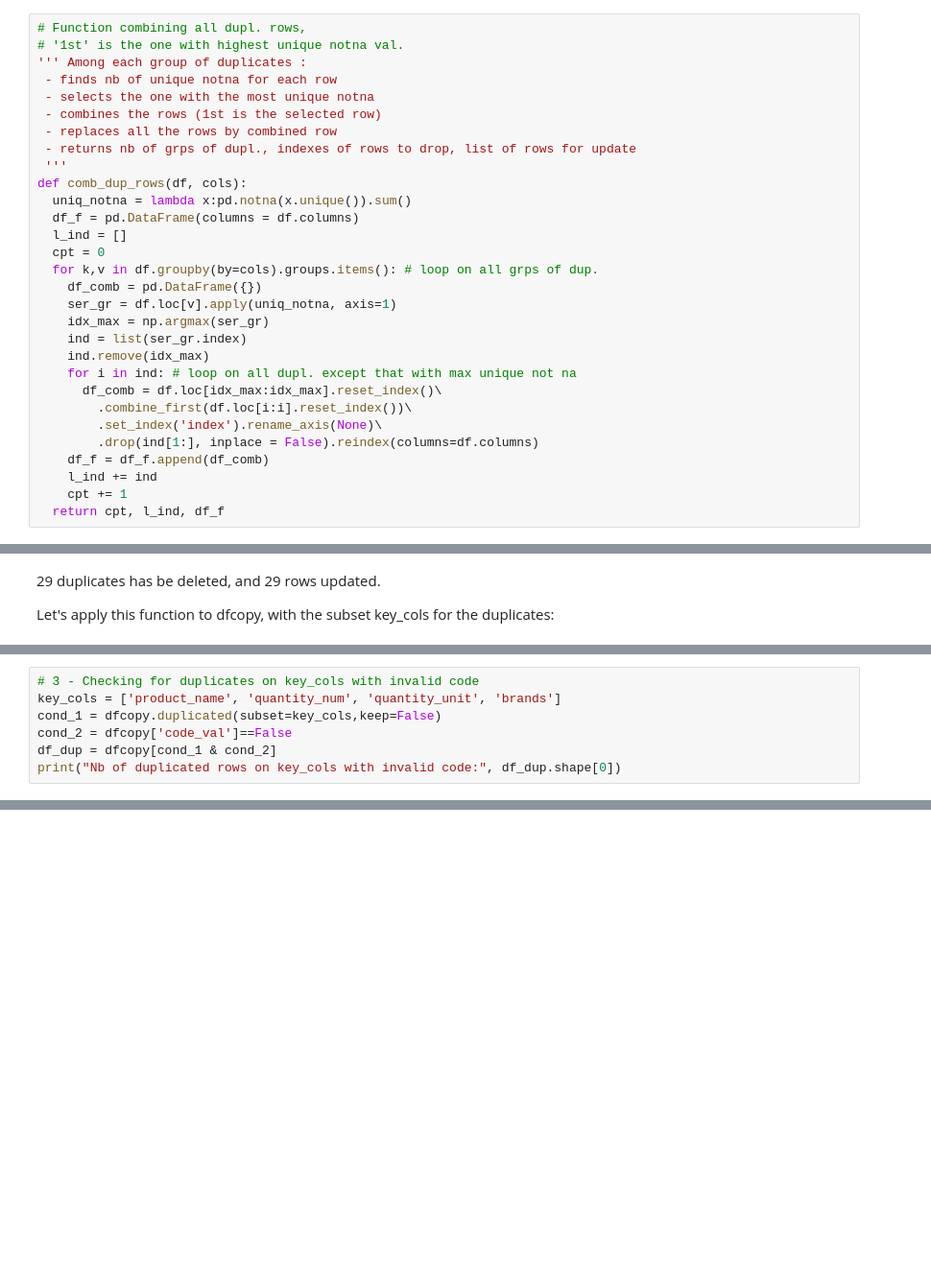
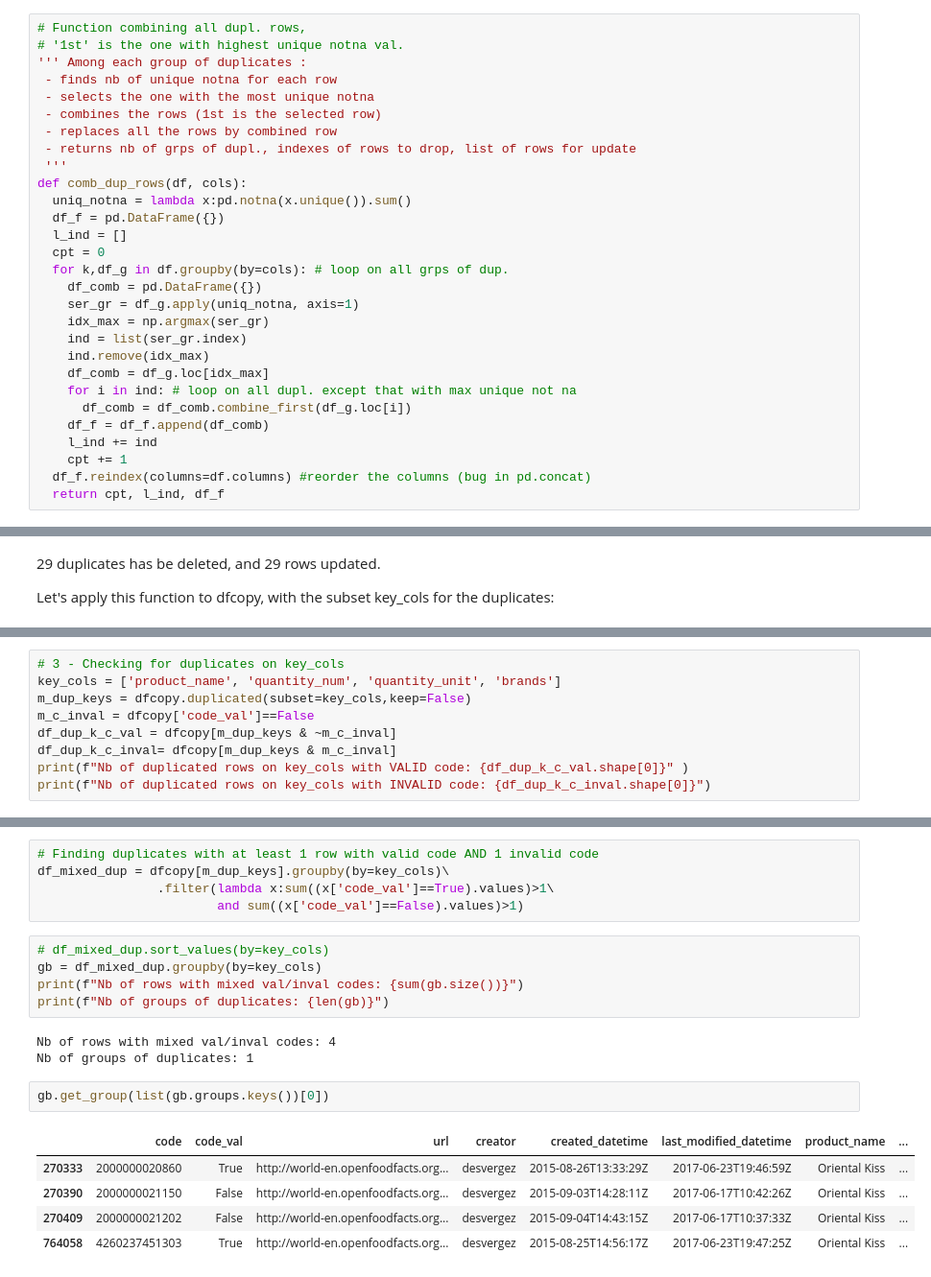
Before and after one commit to SmellyArmure/OC_DS_Project3, a Jupyter notebook: NOTEBOOKS/P3_Cleaning.ipynb, the cells around one changed output, grey strips where cells are left out. Shown at 96% size. Saved outputs shown, nothing was run; the diff lists cells and outputs as text; blank space fills up the shorter version.

Commit message:
Corrigé la fonction comb_dup_rows et simplifié - fini avec les duplicates. Ajouté un fchier text notebook_content.

```diff
--- a/NOTEBOOKS/P3_Cleaning.ipynb
+++ b/NOTEBOOKS/P3_Cleaning.ipynb
@@ -1056,23 +1067,22 @@ Then, to deal with the duplicates on differents subsets of the columns (['code']
  '''
 def comb_dup_rows(df, cols):
   uniq_notna = lambda x:pd.notna(x.unique()).sum()
-  df_f = pd.DataFrame(columns = df.columns)
+  df_f = pd.DataFrame({})
   l_ind = []
   cpt = 0
-  for k,v in df.groupby(by=cols).groups.items(): # loop on all grps of dup.
+  for k,df_g in df.groupby(by=cols): # loop on all grps of dup.
     df_comb = pd.DataFrame({})
-    ser_gr = df.loc[v].apply(uniq_notna, axis=1)
+    ser_gr = df_g.apply(uniq_notna, axis=1)
     idx_max = np.argmax(ser_gr)
     ind = list(ser_gr.index)
     ind.remove(idx_max)
+    df_comb = df_g.loc[idx_max]
     for i in ind: # loop on all dupl. except that with max unique not na
-      df_comb = df.loc[idx_max:idx_max].reset_index()\
-        .combine_first(df.loc[i:i].reset_index())\
-        .set_index('index').rename_axis(None)\
-        .drop(ind[1:], inplace = False).reindex(columns=df.columns)
+      df_comb = df_comb.combine_first(df_g.loc[i])
     df_f = df_f.append(df_comb)
     l_ind += ind
     cpt += 1
+  df_f.reindex(columns=df.columns) #reorder the columns (bug in pd.concat)
   return cpt, l_ind, df_f
 # %% [markdown]
 Let's apply this function to dfcopy, with the subset ['code'] for the duplicates:
@@ -1114,8 +1131,10 @@ Let's apply this function to dfcopy, with the subset key_cols for the duplicates
 # %%
-# 3 - Checking for duplicates on key_cols with invalid code
+# 3 - Checking for duplicates on key_cols
 key_cols = ['product_name', 'quantity_num', 'quantity_unit', 'brands']
-cond_1 = dfcopy.duplicated(subset=key_cols,keep=False)
-cond_2 = dfcopy['code_val']==False
-df_dup = dfcopy[cond_1 & cond_2]
-print("Nb of duplicated rows on key_cols with invalid code:", df_dup.shape[0])
+m_dup_keys = dfcopy.duplicated(subset=key_cols,keep=False)
+m_c_inval = dfcopy['code_val']==False
+df_dup_k_c_val = dfcopy[m_dup_keys & ~m_c_inval]
+df_dup_k_c_inval= dfcopy[m_dup_keys & m_c_inval]
+print(f"Nb of duplicated rows on key_cols with VALID code: {df_dup_k_c_val.shape[0]}" )
+print(f"Nb of duplicated rows on key_cols with INVALID code: {df_dup_k_c_inval.shape[0]}")
 # %% [output]
@@ -1136,0 +1143,21 @@ df_dup
+# %%
+# Finding duplicates with at least 1 row with valid code AND 1 invalid code
+df_mixed_dup = dfcopy[m_dup_keys].groupby(by=key_cols)\
+                .filter(lambda x:sum((x['code_val']==True).values)>1\
+                        and sum((x['code_val']==False).values)>1)
+# %%
+# df_mixed_dup.sort_values(by=key_cols)
+gb = df_mixed_dup.groupby(by=key_cols)
+print(f"Nb of rows with mixed val/inval codes: {sum(gb.size())}")
+print(f"Nb of groups of duplicates: {len(gb)}")
+# %% [output]
+Nb of rows with mixed val/inval codes: 4
+Nb of groups of duplicates: 1
+# %%
+gb.get_group(list(gb.groups.keys())[0])
+# %% [output]
+|  | code | code_val | url | creator | created_datetime | last_modified_datetime | product_name | ... |
+| 270333 | 2000000020860 | True | http://world-en.openfoodfacts.org... | desvergez | 2015-08-26T13:33:29Z | 2017-06-23T19:46:59Z | Oriental Kiss | ... |
+| 270390 | 2000000021150 | False | http://world-en.openfoodfacts.org... | desvergez | 2015-09-03T14:28:11Z | 2017-06-17T10:42:26Z | Oriental Kiss | ... |
+| 270409 | 2000000021202 | False | http://world-en.openfoodfacts.org... | desvergez | 2015-09-04T14:43:15Z | 2017-06-17T10:37:33Z | Oriental Kiss | ... |
+| 764058 | 4260237451303 | True | http://world-en.openfoodfacts.org... | desvergez | 2015-08-25T14:56:17Z | 2017-06-23T19:47:25Z | Oriental Kiss | ... |
```
Also changed, not shown: parts of 60 cells of this notebook, 1 other file.
